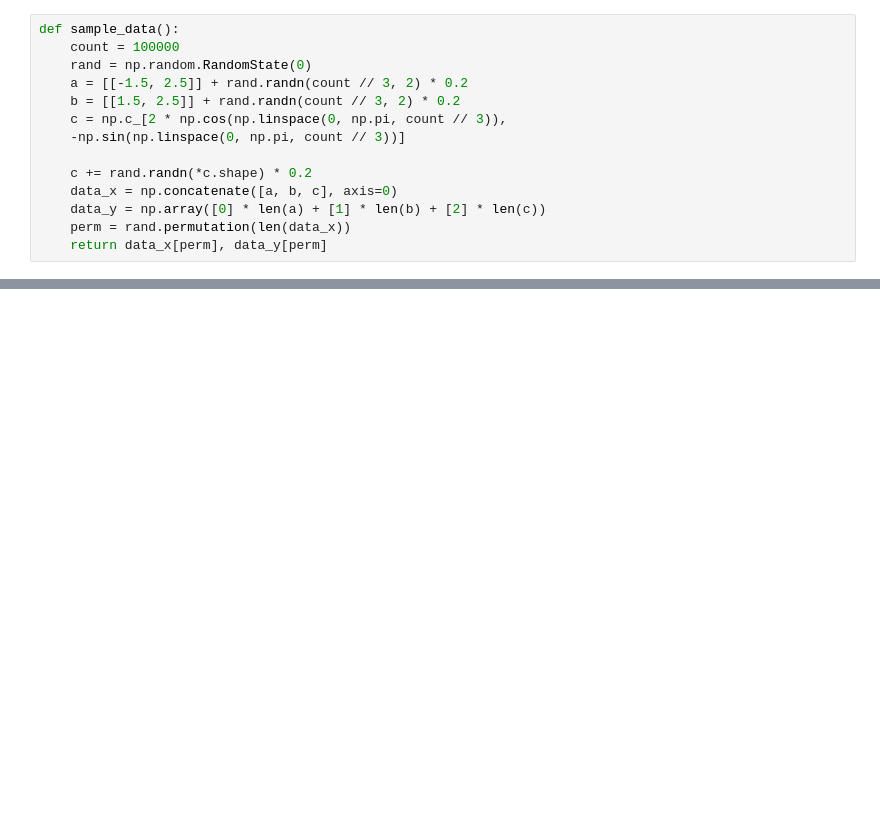
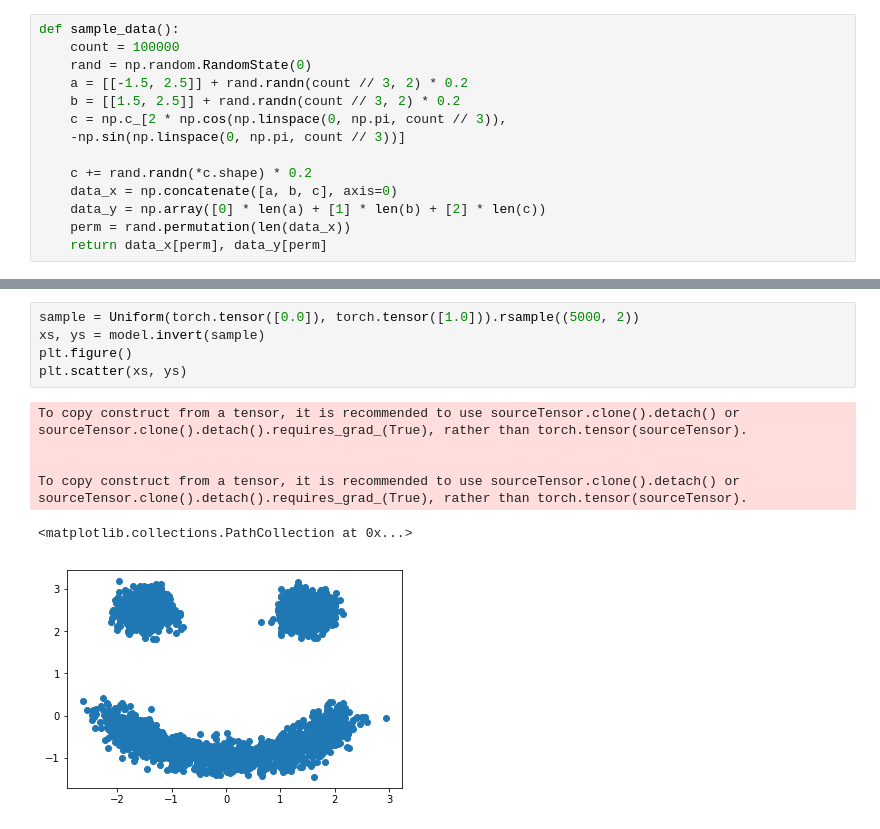
Before and after one commit to annikura/dul_homeworks, a Jupyter notebook: DUL, hw2, task 1.ipynb, the cells around one changed output, grey strips where cells are left out. Cells and saved outputs as stored; diff of their text form; blank space fills up the shorter version.

```diff
--- a/DUL, hw2, task 1.ipynb
+++ b/DUL, hw2, task 1.ipynb
@@ -84,0 +163,12 @@ class MADE(torch.nn.Module):
+# %%
+sample = Uniform(torch.tensor([0.0]), torch.tensor([1.0])).rsample((5000, 2))
+xs, ys = model.invert(sample)
+plt.figure()
+plt.scatter(xs, ys)
+# %% [output]
+To copy construct from a tensor, it is recommended to use sourceTensor.clone().detach() or sourceTensor.clone().detach().requires_grad_(True), rather than torch.tensor(sourceTensor).
+
+
+To copy construct from a tensor, it is recommended to use sourceTensor.clone().detach() or sourceTensor.clone().detach().requires_grad_(True), rather than torch.tensor(sourceTensor).
+<matplotlib.collections.PathCollection at 0x...>
+[figure, added]
```
Also changed, not shown: parts of 14 cells of this notebook.
